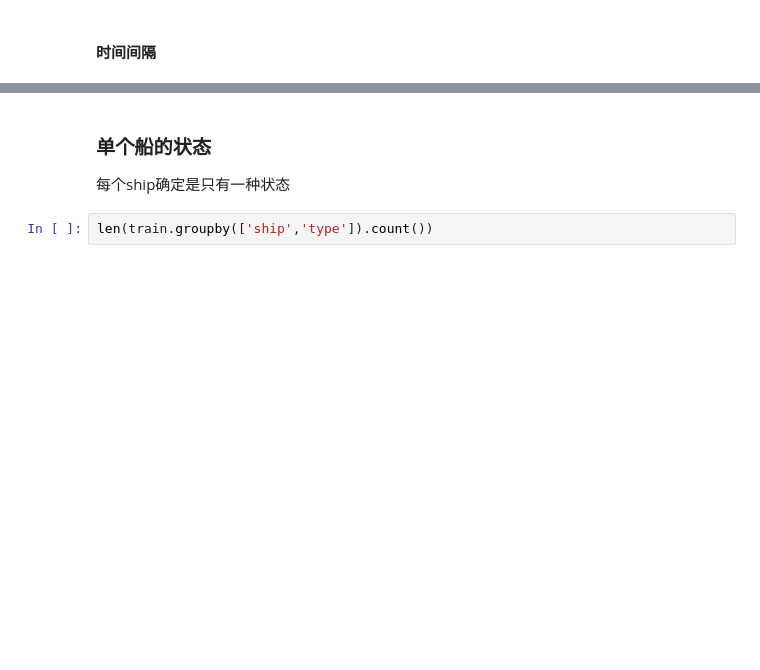
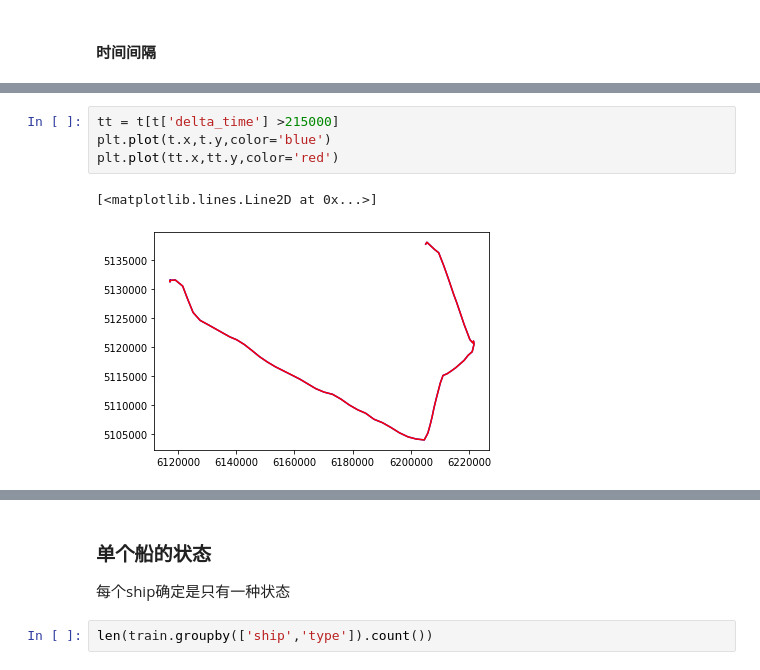
Before and after one commit to xzz666/tianchi_ship_2019, a Jupyter notebook: working/101_eda.ipynb, the cells around one changed output, grey strips where cells are left out. Cells and saved outputs as stored; diff of their text form; blank space fills up the shorter version.

```diff
--- a/working/101_eda.ipynb
+++ b/working/101_eda.ipynb
@@ -59,0 +87,7 @@ train['delta_time'] = train['delta_time'].astype('int')
+# %%
+tt = t[t['delta_time'] >215000]
+plt.plot(t.x,t.y,color='blue')
+plt.plot(tt.x,tt.y,color='red')
+# %% [output]
+[<matplotlib.lines.Line2D at 0x...>]
+[figure, added]
```
Also changed, not shown: parts of 32 cells of this notebook, 4 other files.
